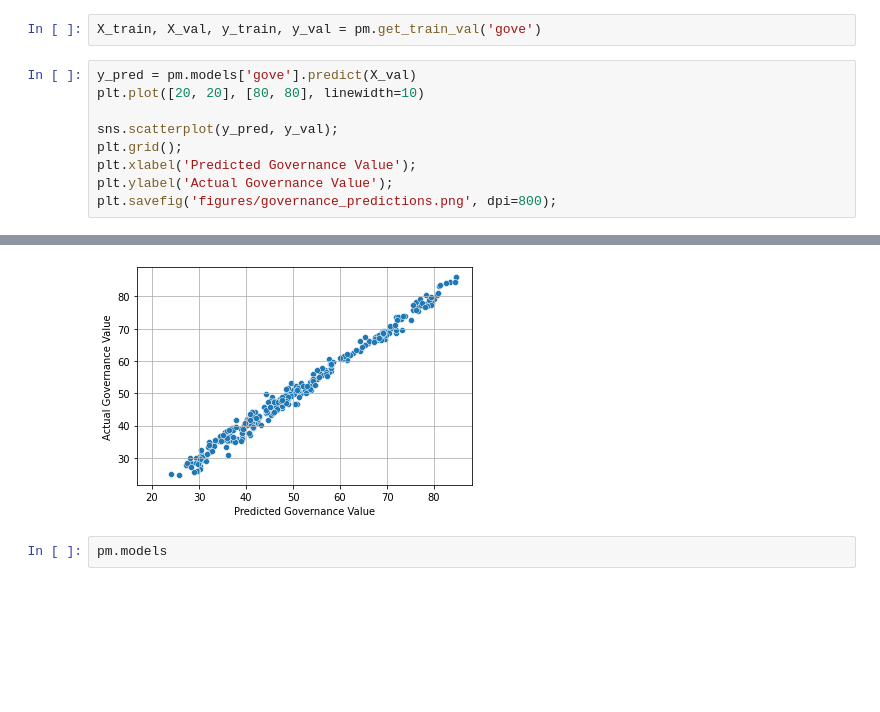
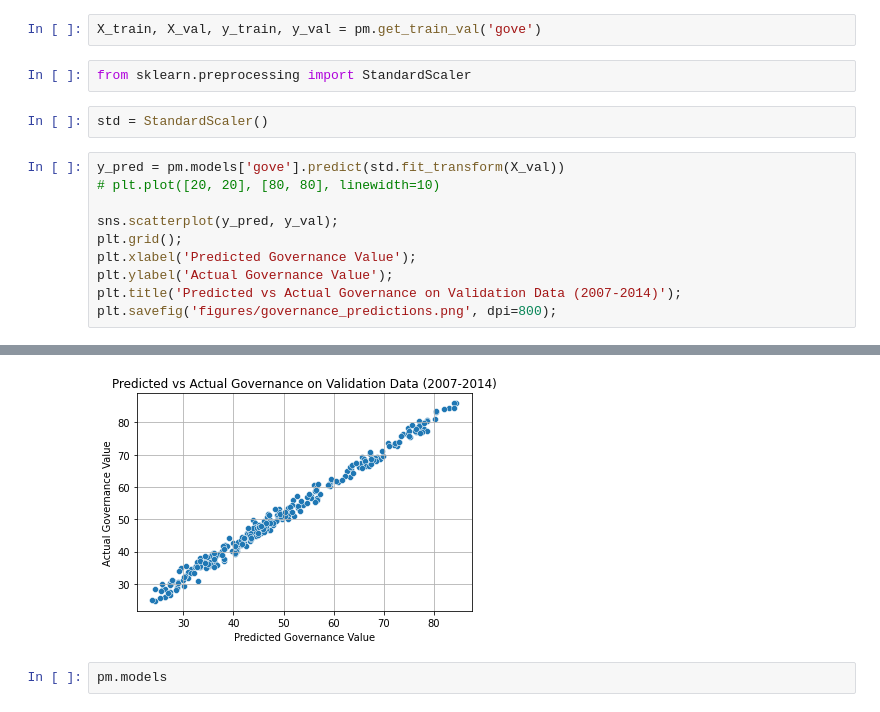
Before and after one commit to JordanLevy99/DataHacks_2021, a Jupyter notebook: model_prosperity.ipynb, the cells around one changed output, grey strips where cells are left out. Saved outputs shown, nothing was run; the diff lists cells and outputs as text; blank space fills up the shorter version.

Commit message:
added some data, updated src, got predictions, and shap figures

```diff
--- a/model_prosperity.ipynb
+++ b/model_prosperity.ipynb
@@ -63,17 +93,22 @@ Done, check self.models
 # %%
 X_train, X_val, y_train, y_val = pm.get_train_val('gove')
+# %%
+from sklearn.preprocessing import StandardScaler
+# %%
+std = StandardScaler()
 # %%
-y_pred = pm.models['gove'].predict(X_val)
-plt.plot([20, 20], [80, 80], linewidth=10)
+y_pred = pm.models['gove'].predict(std.fit_transform(X_val))
+# plt.plot([20, 20], [80, 80], linewidth=10)
 
 sns.scatterplot(y_pred, y_val);
 plt.grid();
 plt.xlabel('Predicted Governance Value');
 plt.ylabel('Actual Governance Value');
+plt.title('Predicted vs Actual Governance on Validation Data (2007-2014)');
 plt.savefig('figures/governance_predictions.png', dpi=800);
 # %% [output]
 [interactive output not drawn]
-[figure, old version]
+[figure, new version]
 # %%
 pm.models
 # %% [output]
```
Also changed, not shown: parts of 5 cells of this notebook, 16 other files.
